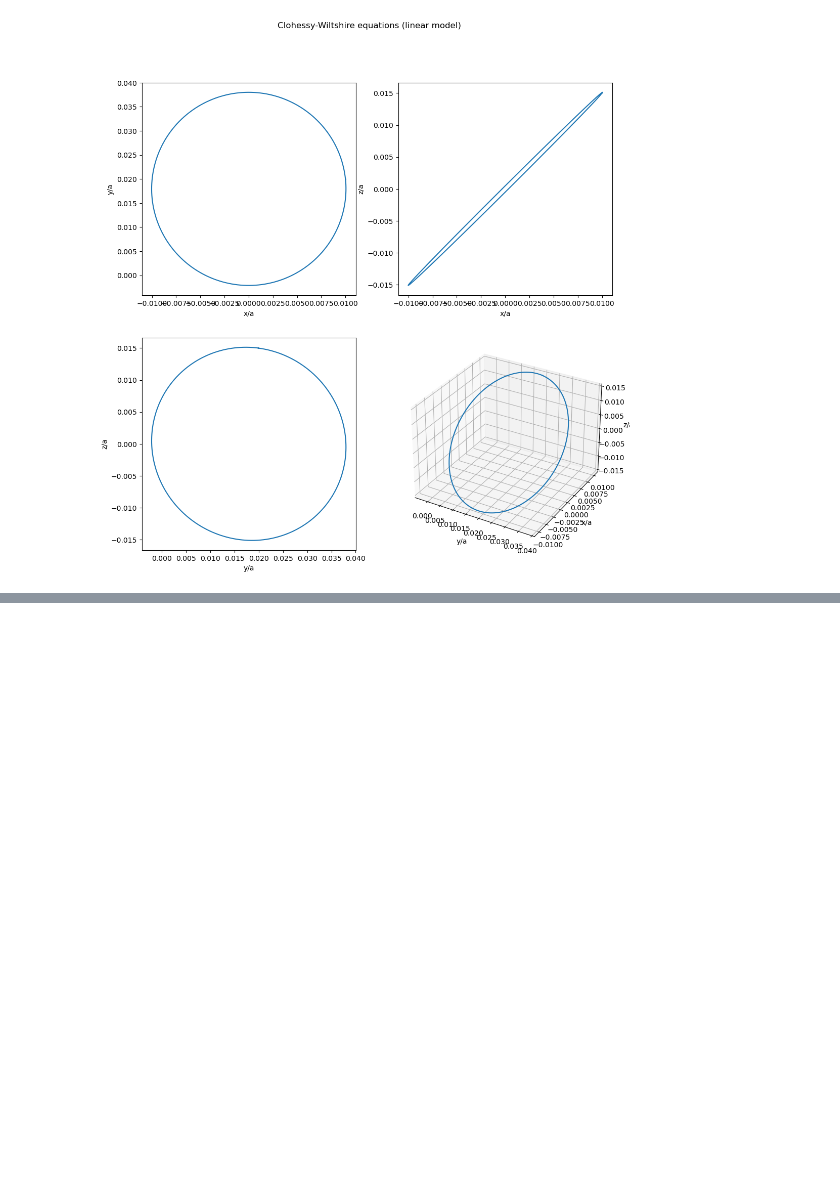
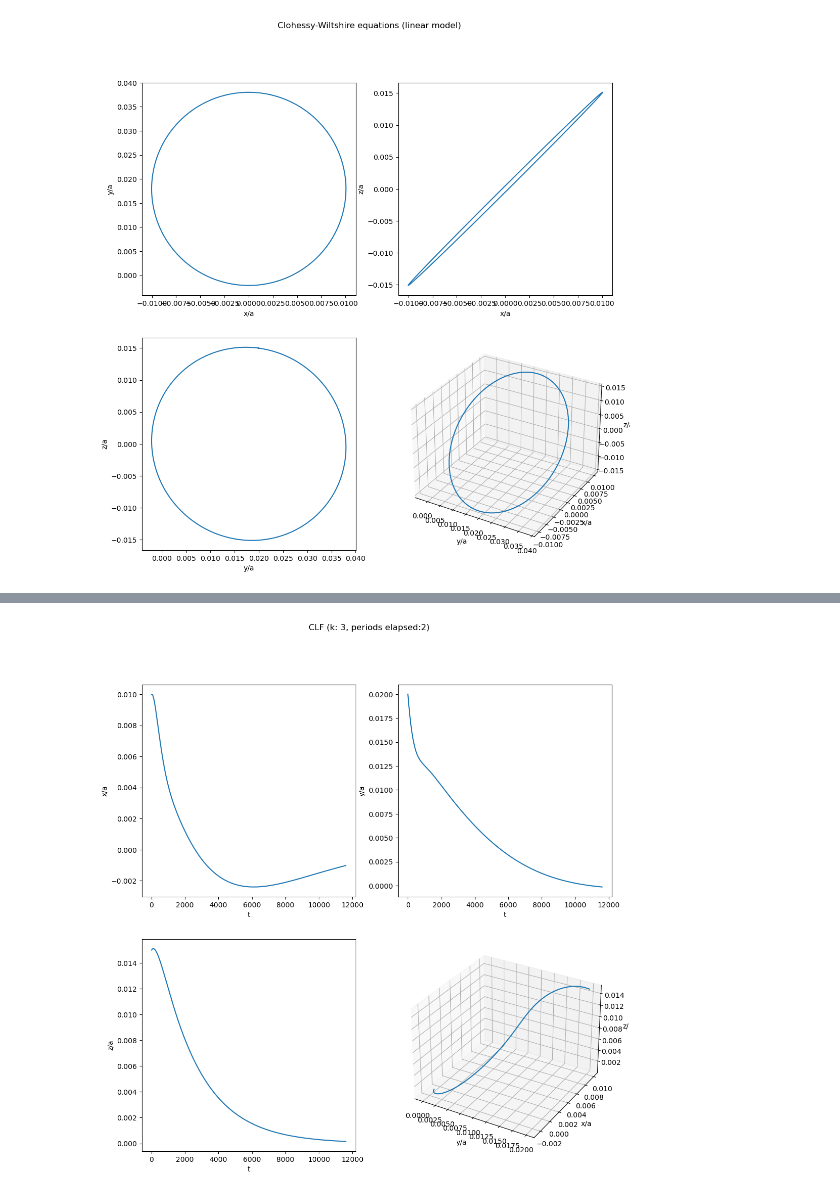
Before and after one commit to A1rsenij/Spacecraft-control, a Jupyter notebook: sff.ipynb, the cells around one changed output, grey strips where cells are left out. Cells and saved outputs as stored; diff of their text form; code cells hidden in the pictures; blank space fills up the shorter version.

```diff
--- a/sff.ipynb
+++ b/sff.ipynb
@@ -262,0 +347,28 @@ plt.show()
+# %%
+fig = plt.figure(figsize=(12, 12), dpi=100)
+fig.suptitle(f"CLF (k: {k}, periods elapsed:{n_periods})")
+
+ax1 = fig.add_subplot(2, 2, 1)
+ax1.plot(solution.t, solution.y[0] / r0)
+ax1.set_xlabel("t")
+ax1.set_ylabel("x/a")
+
+ax2 = fig.add_subplot(2, 2, 2)
+ax2.plot(solution.t, solution.y[1] / r0)
+ax2.set_xlabel("t")
+ax2.set_ylabel("y/a")
+
+ax3 = fig.add_subplot(2, 2, 3)
+ax3.plot(solution.t, solution.y[2] / r0)
+ax3.set_xlabel("t")
+ax3.set_ylabel("z/a")
+
+ax4 = fig.add_subplot(2, 2, 4, projection='3d')
+ax4.plot3D(solution.y[1] / r0, solution.y[0] / r0, solution.y[2] / r0)
+ax4.set_xlabel("y/a")
+ax4.set_ylabel("x/a")
+ax4.set_zlabel("z/a")
+
+plt.show()
+# %% [output]
+[figure, added]
```
Also changed, not shown: parts of 4 cells of this notebook.
